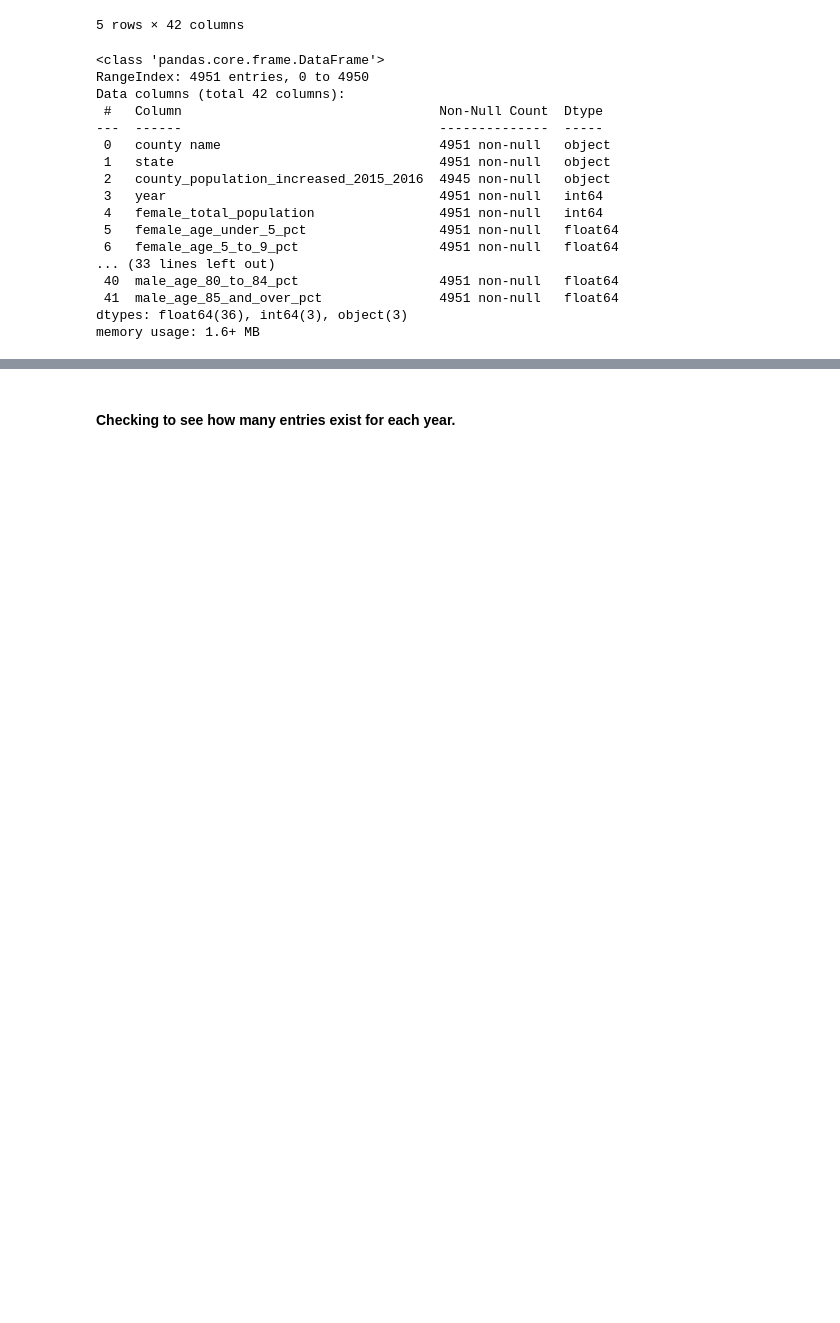
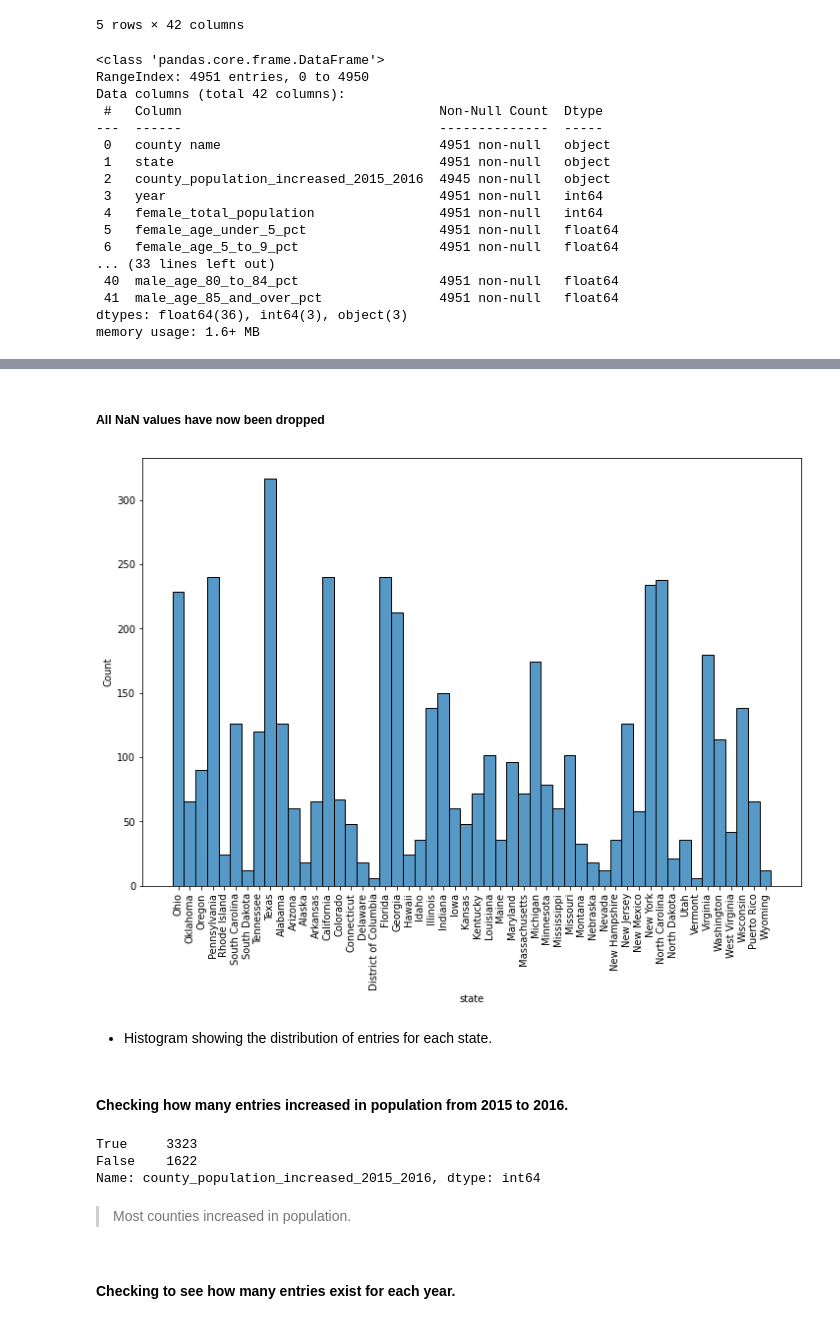
Before and after one commit to jpetersen626/Nielsen_Interview_CS, a Jupyter notebook: Nielsen Case Study.ipynb, the cells around one changed output, grey strips where cells are left out. Saved outputs shown, nothing was run; the diff lists cells and outputs as text; code cells hidden in the pictures; blank space fills up the shorter version.

```diff
--- a/Nielsen Case Study.ipynb
+++ b/Nielsen Case Study.ipynb
@@ -55,0 +104,2 @@ memory usage: 1.6+ MB
+# %%
+data.dropna(inplace=True)
@@ -56,3 +126,23 @@ memory usage: 1.6+ MB
+# %% [markdown]
+##### All NaN values have now been dropped
+# %%
+plt.figure(figsize=(12,8))
+sns.histplot(data['state'])
+plt.xticks(rotation=90);
+# %% [output]
+[figure, added]
+# %% [markdown]
+- Histogram showing the distribution of entries for each state.
+# %% [markdown]
+#### Checking how many entries increased in population from 2015 to 2016.
+# %%
+data['county_population_increased_2015_2016'].value_counts()
+# %% [output]
+True     3323
+False    1622
+Name: county_population_increased_2015_2016, dtype: int64
+# %% [markdown]
+> Most counties increased in population.
 # %% [markdown]
 #### Checking to see how many entries exist for each year.
 # %%
```
Also changed, not shown: parts of 49 cells of this notebook, 1 other file.
